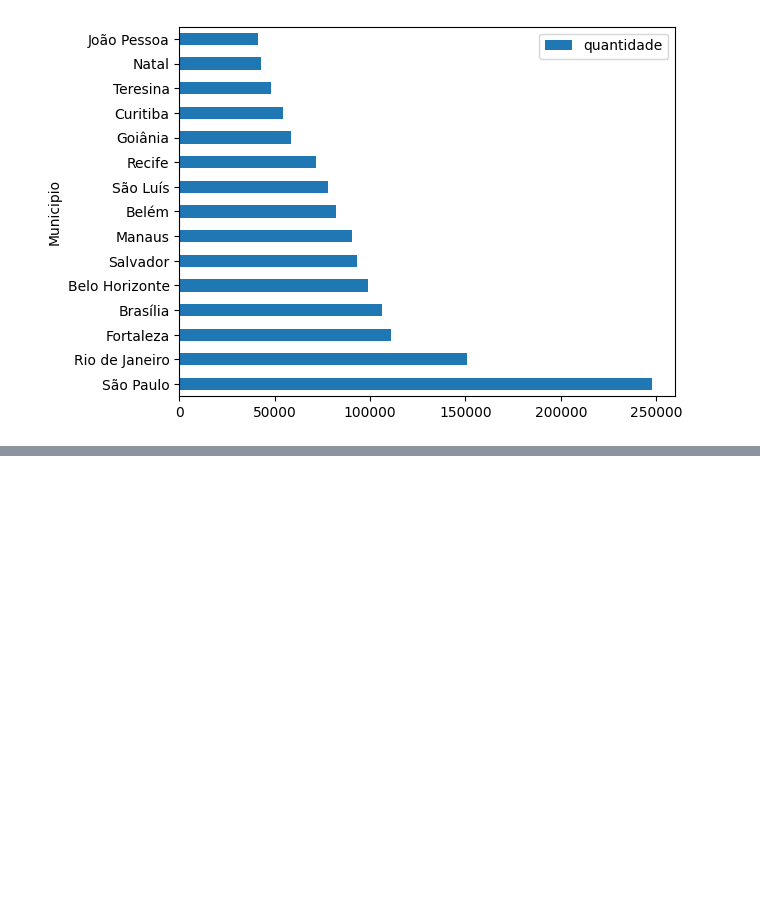
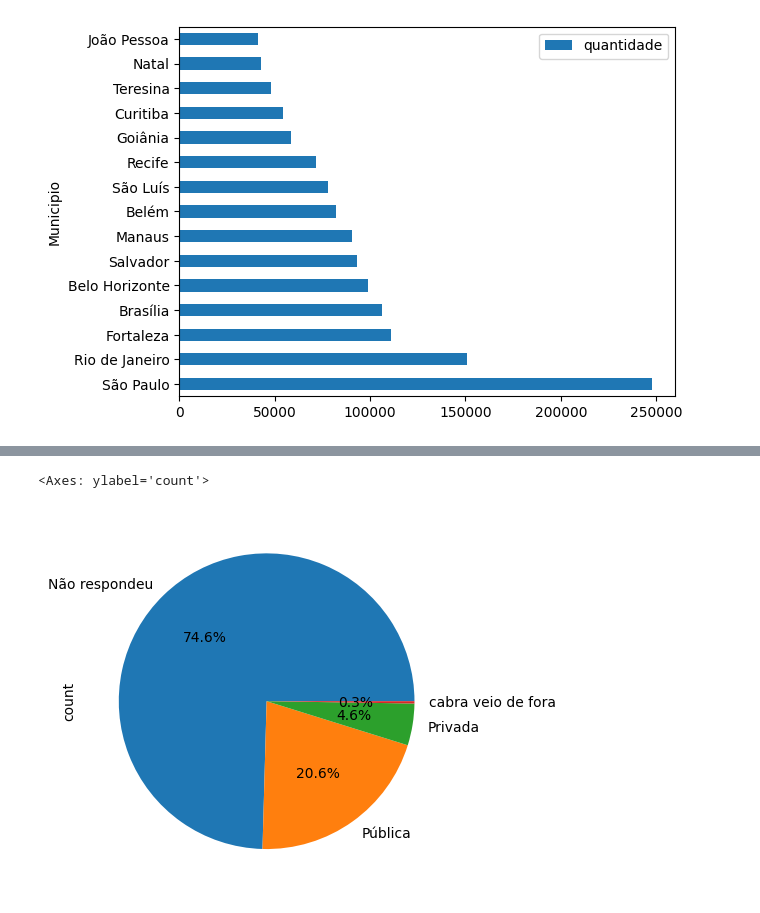
Before and after one commit to Rmcstt/Bootcamp-Data-Analytics, a Jupyter notebook: aula05.ipynb, the cells around one changed output, grey strips where cells are left out. Saved outputs shown, nothing was run; the diff lists cells and outputs as text; code cells hidden in the pictures; blank space fills up the shorter version.

```diff
--- a/aula05.ipynb
+++ b/aula05.ipynb
@@ -700,0 +741,14 @@ Name: count, Length: 1690, dtype: int64
+# %%
+(
+    df.TP_ESCOLA.map({1:'Não respondeu', 2: 'Pública', 4:'Privada', 3:'cabra veio de fora'})
+    .value_counts()
+    .plot(kind = 'pie',
+          legend = False,
+          autopct = '%1.1f%%'
+         )
+)
+
+# comando map é idealpara tratar colunas
+# %% [output]
+<Axes: ylabel='count'>
+[figure, added]
```
Also changed, not shown: parts of 47 cells of this notebook.
